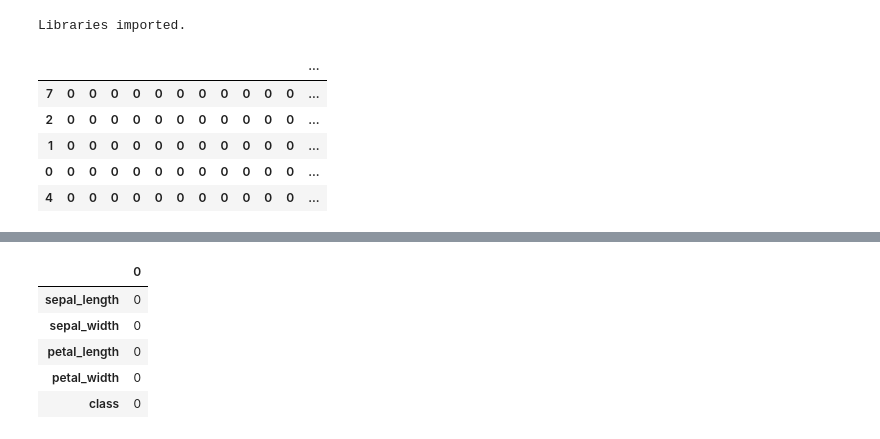
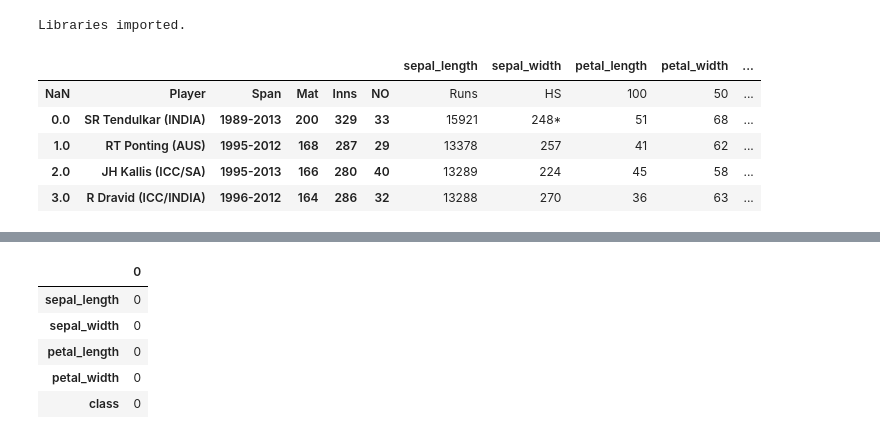
Before and after one commit to Onkar-2626/Machine-Learning-Assignment, a Jupyter notebook: Assignment_No_2.ipynb, the cells around one changed output, grey strips where cells are left out. Drawn from its saved outputs; the diff is of its cells as text; code cells hidden in the pictures.

```diff
--- a/Assignment_No_2.ipynb
+++ b/Assignment_No_2.ipynb
@@ -6,15 +8,14 @@ print('Libraries imported.')
 # %% [output]
 Libraries imported.
 # %%
-
-url = '/content/sample_data/mnist_test.csv'
+url = '/content/test.csv'
 columns = ['sepal_length','sepal_width','petal_length','petal_width','class']
 df = pd.read_csv(url, names=columns)
 df.head()
 # %% [output]
-|  |  |  |  |  |  |  |  |  |  |  |  | ... |
-| 7 | 0 | 0 | 0 | 0 | 0 | 0 | 0 | 0 | 0 | 0 | 0 | ... |
-| 2 | 0 | 0 | 0 | 0 | 0 | 0 | 0 | 0 | 0 | 0 | 0 | ... |
-| 1 | 0 | 0 | 0 | 0 | 0 | 0 | 0 | 0 | 0 | 0 | 0 | ... |
-| 0 | 0 | 0 | 0 | 0 | 0 | 0 | 0 | 0 | 0 | 0 | 0 | ... |
-| 4 | 0 | 0 | 0 | 0 | 0 | 0 | 0 | 0 | 0 | 0 | 0 | ... |
+|  |  |  |  |  |  | sepal_length | sepal_width | petal_length | petal_width | ... |
+| NaN | Player | Span | Mat | Inns | NO | Runs | HS | 100 | 50 | ... |
+| 0.0 | SR Tendulkar (INDIA) | 1989-2013 | 200 | 329 | 33 | 15921 | 248* | 51 | 68 | ... |
+| 1.0 | RT Ponting (AUS) | 1995-2012 | 168 | 287 | 29 | 13378 | 257 | 41 | 62 | ... |
+| 2.0 | JH Kallis (ICC/SA) | 1995-2013 | 166 | 280 | 40 | 13289 | 224 | 45 | 58 | ... |
+| 3.0 | R Dravid (ICC/INDIA) | 1996-2012 | 164 | 286 | 32 | 13288 | 270 | 36 | 63 | ... |
```
Also changed, not shown: parts of 11 cells of this notebook.
